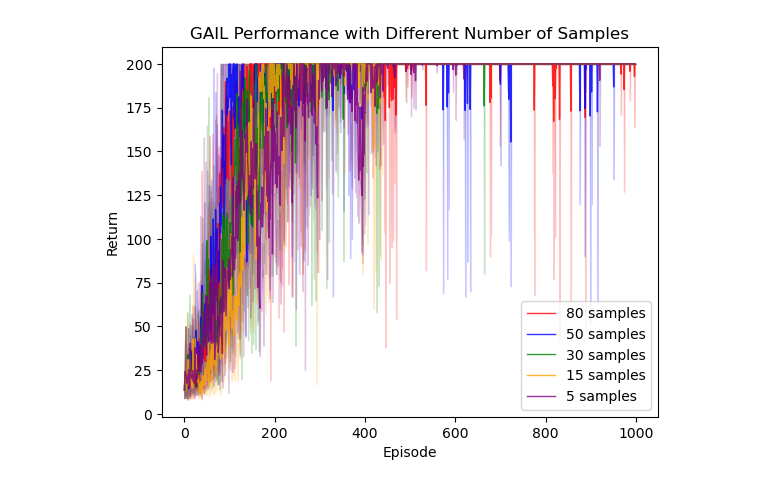
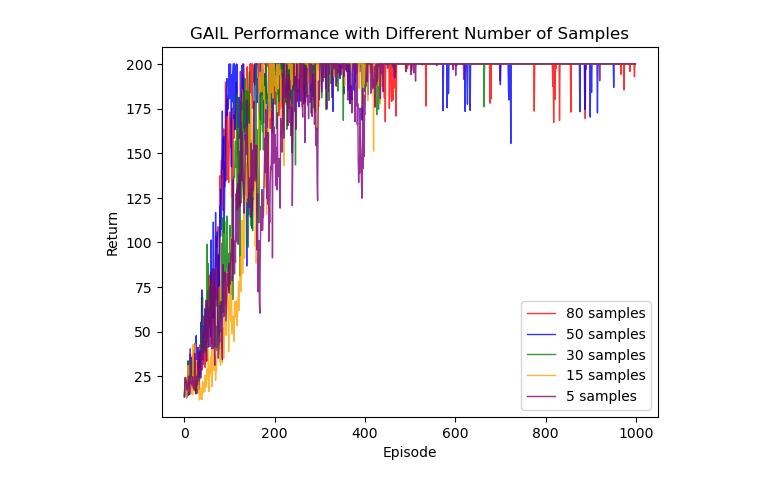
Before and after one commit to RanZhu1989/RL_PlayGround, a Jupyter notebook: Behavior_Cloning/GAIL.ipynb, the cells around one changed output. Drawn from its saved outputs; the diff is of its cells as text; code cells hidden in the pictures.

```diff
--- a/Behavior_Cloning/GAIL.ipynb
+++ b/Behavior_Cloning/GAIL.ipynb
@@ -514,6 +548,7 @@ Manger = TrainManager(
     gail_train_epoch_num = 1000,
     discriminator_train_iters = 5,
     discriminator_batch_size = 64,
+    use_grad_pen = False,
     d_lr = 1e-3,
     seed = 0,
     device = "cpu"
@@ -541,6 +576,7 @@ Manger = TrainManager(
     gail_train_epoch_num = 1000,
     discriminator_train_iters = 5,
     discriminator_batch_size = 64,
+    use_grad_pen = False,
     d_lr = 1e-3,
     seed = 0,
     device = "cpu"
@@ -568,6 +604,7 @@ Manger = TrainManager(
     gail_train_epoch_num = 1000,
     discriminator_train_iters = 5,
     discriminator_batch_size = 64,
+    use_grad_pen = False,
     d_lr = 1e-3,
     seed = 0,
     device = "cpu"
@@ -595,6 +632,7 @@ Manger = TrainManager(
     gail_train_epoch_num = 1000,
     discriminator_train_iters = 5,
     discriminator_batch_size = 64,
+    use_grad_pen = False,
     d_lr = 1e-3,
     seed = 0,
     device = "cpu"
@@ -607,21 +645,21 @@ r80_mean = Manger.test_returns_mean
 r80_max = Manger.test_returns_max
 r80_min = Manger.test_returns_min
 # %%
-iteration_list = list(range(len(r30_mean)))
+iteration_list = list(range(len(r80_mean)))
 plt.plot(iteration_list, r80_mean, label='80 samples', color="red", alpha=0.8, linewidth=1)
-plt.fill_between(iteration_list, r80_min, r80_max, alpha=0.2, color="red")
+# plt.fill_between(iteration_list, r80_min, r80_max, alpha=0.2, color="red")
 plt.plot(iteration_list, r50_mean, label='50 samples', color="blue", alpha=0.8, linewidth=1)
-plt.fill_between(iteration_list, r50_min, r50_max, alpha=0.2, color="blue")
+# plt.fill_between(iteration_list, r50_min, r50_max, alpha=0.2, color="blue")
 plt.plot(iteration_list, r30_mean, label='30 samples', color="green", alpha=0.8, linewidth=1)
-plt.fill_between(iteration_list, r30_min, r30_max, alpha=0.2, color="green")
+# plt.fill_between(iteration_list, r30_min, r30_max, alpha=0.2, color="green")
 plt.plot(iteration_list, r15_mean, label='15 samples', color="orange", alpha=0.8, linewidth=1)
-plt.fill_between(iteration_list, r15_min, r15_max, alpha=0.2, color="orange")
+# plt.fill_between(iteration_list, r15_min, r15_max, alpha=0.2, color="orange")
 plt.plot(iteration_list, r5_mean, label='5 samples', color="purple", alpha=0.8, linewidth=1)
-plt.fill_between(iteration_list, r5_min, r5_max, alpha=0.2, color="purple")
+# plt.fill_between(iteration_list, r5_min, r5_max, alpha=0.2, color="purple")
 plt.legend()
 plt.xlabel('Episode')
 plt.ylabel('Return')
 plt.title('GAIL Performance with Different Number of Samples')
 plt.show()
 # %% [output]
-[figure, old version]
+[figure, new version]
```
Also changed, not shown: parts of 8 cells of this notebook.
